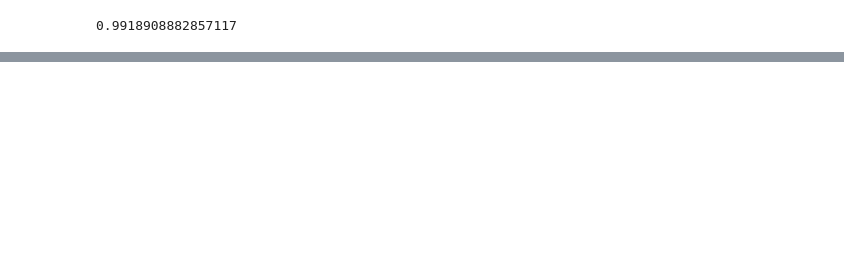
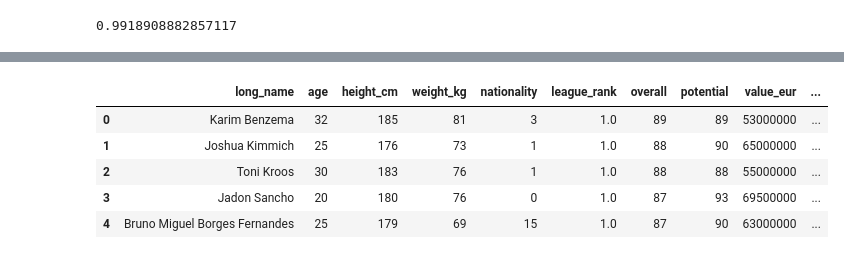
Before and after one commit to Tudoriln/data-science-internship, a Jupyter notebook: notebooks/week1_data_exploration.ipynb, the cells around one changed output, grey strips where cells are left out. Drawn from its saved outputs; the diff is of its cells as text; code cells hidden in the pictures; blank space fills up the shorter version.

Commit message:
inainte de split

```diff
--- a/notebooks/week1_data_exploration.ipynb
+++ b/notebooks/week1_data_exploration.ipynb
@@ -369,0 +378,41 @@ data['release_clause_eur'] = data['value_eur'].fillna(data['release_clause_eur']
+# %%
+def sum_parts(val):
+    parts = val.split('+')
+    parts = [int(p) for p in parts if p.strip().isdigit()]
+    return sum(parts)
+
+data['ls'] = data['ls'].apply(sum_parts)
+data['rs'] = data['rs'].apply(sum_parts)
+data['lw'] = data['lw'].apply(sum_parts)
+data['lf'] = data['lf'].apply(sum_parts)
+data['cf'] = data['cf'].apply(sum_parts)
+data['rf'] = data['rf'].apply(sum_parts)
+data['rw'] = data['rw'].apply(sum_parts)
+data['lam'] = data['lam'].apply(sum_parts)
+data['cam'] = data['cam'].apply(sum_parts)
+data['ram'] = data['ram'].apply(sum_parts)
+data['lm'] = data['lm'].apply(sum_parts)
+data['lcm'] = data['lcm'].apply(sum_parts)
+data['cm'] = data['cm'].apply(sum_parts)
+data['rcm'] = data['rcm'].apply(sum_parts)
+data['rm'] = data['rm'].apply(sum_parts)
+data['lwb'] = data['lwb'].apply(sum_parts)
+data['ldm'] = data['ldm'].apply(sum_parts)
+data['cdm'] = data['cdm'].apply(sum_parts)
+data['rdm'] = data['rdm'].apply(sum_parts)
+data['rwb'] = data['rwb'].apply(sum_parts)
+data['lb'] = data['lb'].apply(sum_parts)
+data['lcb'] = data['lcb'].apply(sum_parts)
+data['cb'] = data['cb'].apply(sum_parts)
+data['rcb'] = data['rcb'].apply(sum_parts)
+data['st'] = data['st'].apply(sum_parts)
+data['rb'] = data['rb'].apply(sum_parts)
+# %%
+data.head()
+# %% [output]
+|  | long_name | age | height_cm | weight_kg | nationality | league_rank | overall | potential | value_eur | ... |
+| 0 | Karim Benzema | 32 | 185 | 81 | 3 | 1.0 | 89 | 89 | 53000000 | ... |
+| 1 | Joshua Kimmich | 25 | 176 | 73 | 1 | 1.0 | 88 | 90 | 65000000 | ... |
+| 2 | Toni Kroos | 30 | 183 | 76 | 1 | 1.0 | 88 | 88 | 55000000 | ... |
+| 3 | Jadon Sancho | 20 | 180 | 76 | 0 | 1.0 | 87 | 93 | 69500000 | ... |
+| 4 | Bruno Miguel Borges Fernandes | 25 | 179 | 69 | 15 | 1.0 | 87 | 90 | 63000000 | ... |
```
Also changed, not shown: parts of 8 cells of this notebook.
